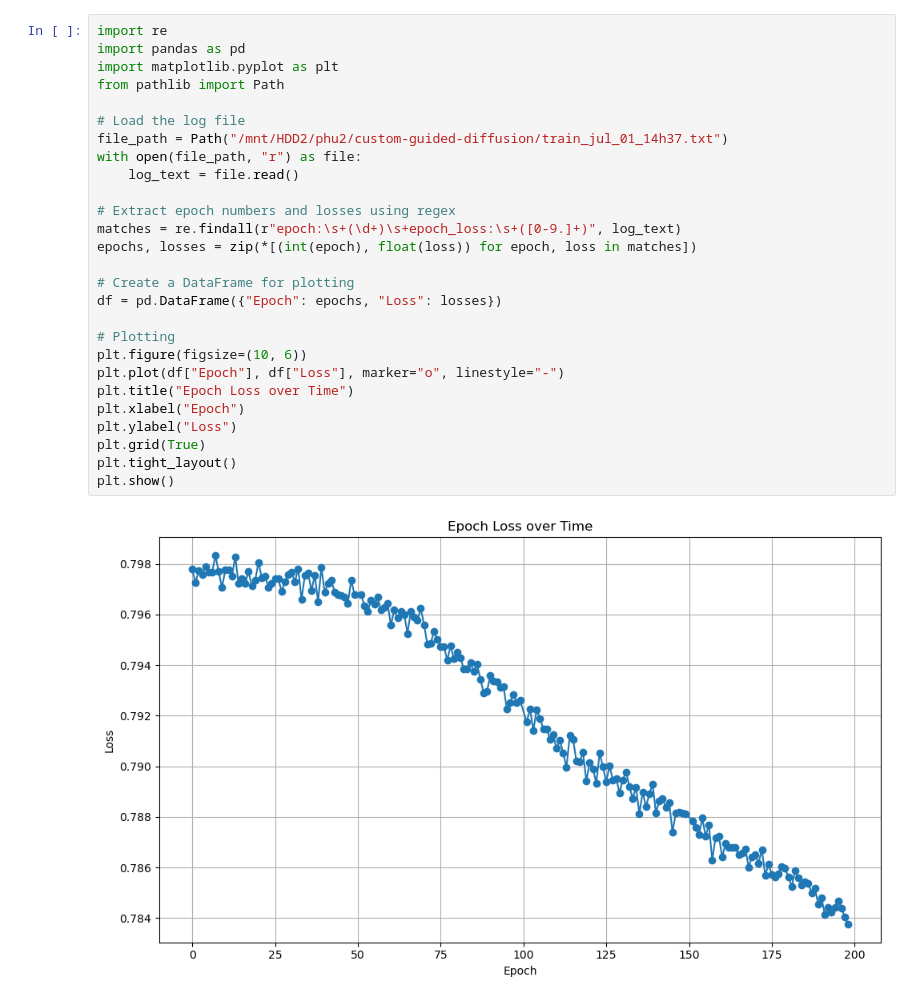
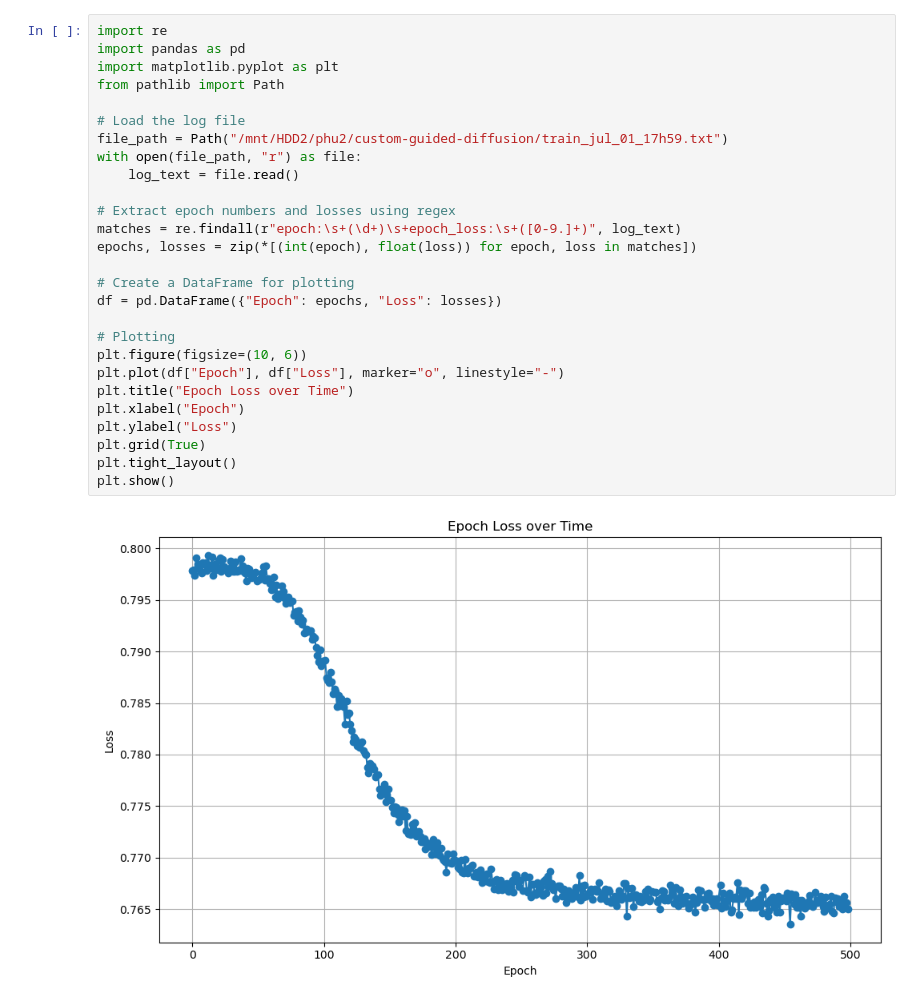
Before and after one commit to phudnhust/custom-guided-diffusion, a Jupyter notebook: visualize_learning_curve_new.ipynb, the cells around one changed output. Cells and saved outputs as stored; diff of their text form.

Commit message:
train and reference with 5 indices for each step

```diff
--- a/visualize_learning_curve_new.ipynb
+++ b/visualize_learning_curve_new.ipynb
@@ -1,29 +1,29 @@
 # %%
 import re
 import pandas as pd
 import matplotlib.pyplot as plt
 from pathlib import Path
 
 # Load the log file
-file_path = Path("/mnt/HDD2/phu2/custom-guided-diffusion/train_jul_01_14h37.txt")
+file_path = Path("/mnt/HDD2/phu2/custom-guided-diffusion/train_jul_01_17h59.txt")
 with open(file_path, "r") as file:
     log_text = file.read()
 
 # Extract epoch numbers and losses using regex
 matches = re.findall(r"epoch:\s+(\d+)\s+epoch_loss:\s+([0-9.]+)", log_text)
 epochs, losses = zip(*[(int(epoch), float(loss)) for epoch, loss in matches])
 
 # Create a DataFrame for plotting
 df = pd.DataFrame({"Epoch": epochs, "Loss": losses})
 
 # Plotting
 plt.figure(figsize=(10, 6))
 plt.plot(df["Epoch"], df["Loss"], marker="o", linestyle="-")
 plt.title("Epoch Loss over Time")
 plt.xlabel("Epoch")
 plt.ylabel("Loss")
 plt.grid(True)
 plt.tight_layout()
 plt.show()
 # %% [output]
-[figure, old version]
+[figure, new version]
```
Also changed, not shown: 4 other files.
